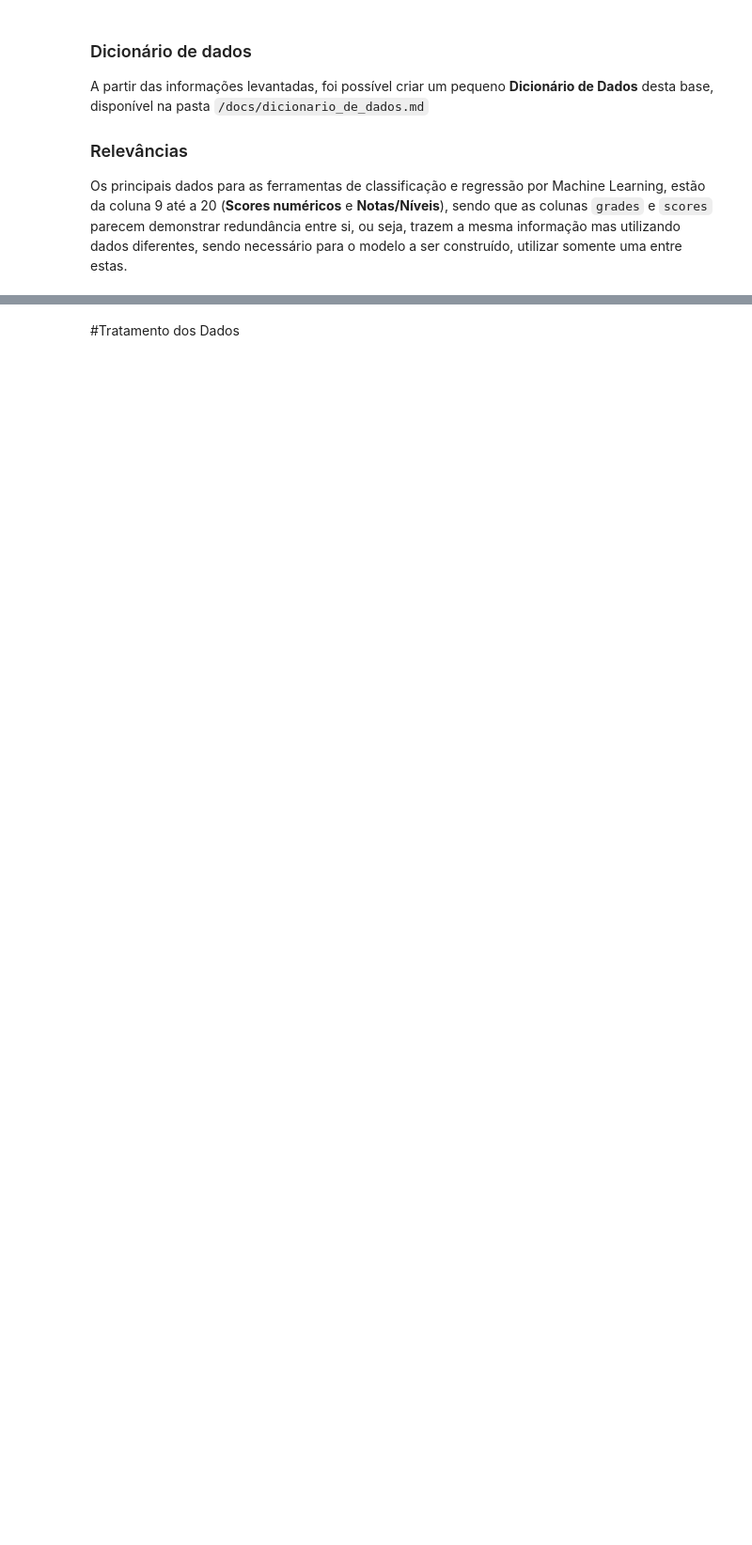
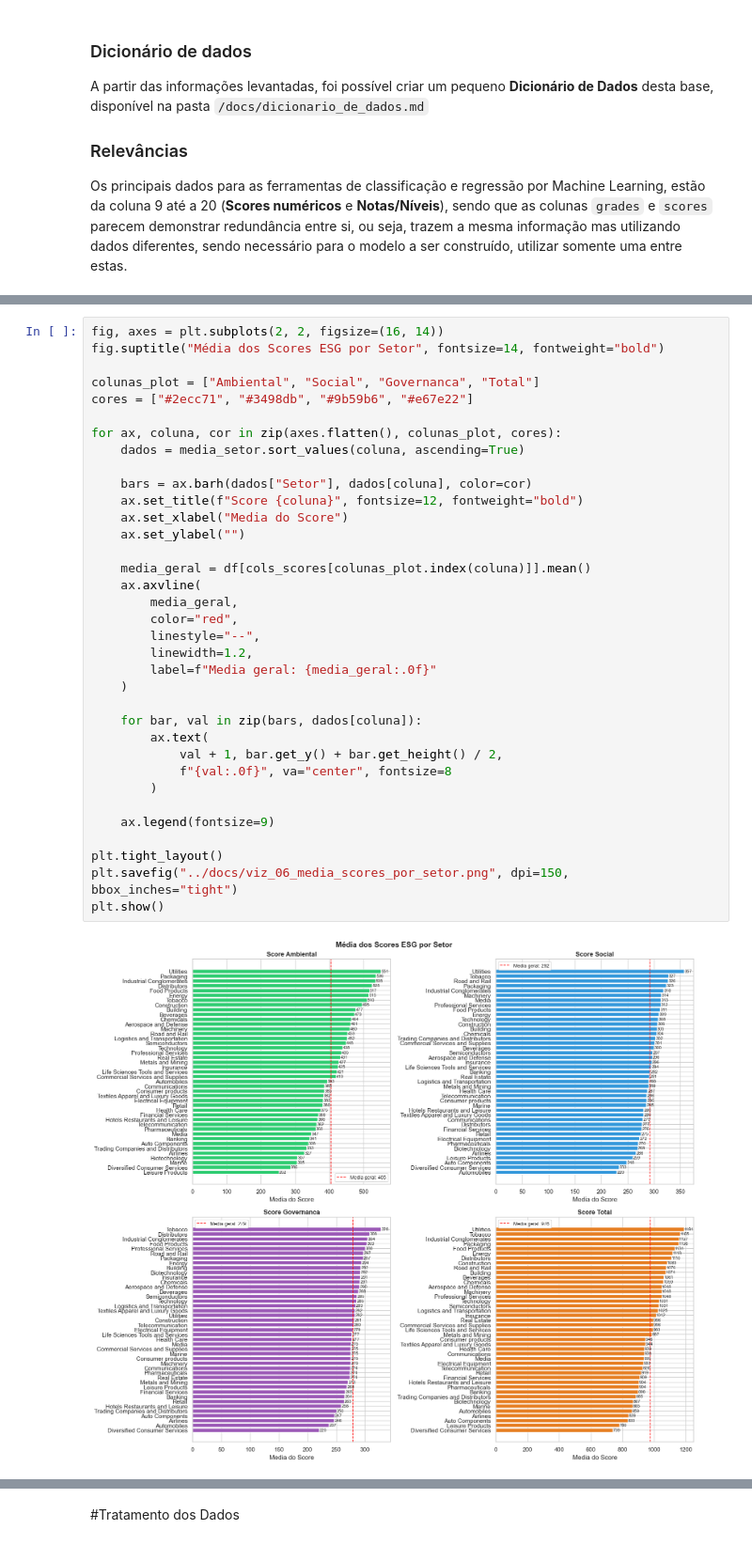
Before and after one commit to phelipecscosta/NorthData-Consulting-Classific-ESG-por-Machine-Learning, a Jupyter notebook: notebooks/01_eda_e_visualizacoes_analiticas.ipynb, the cells around one changed output, grey strips where cells are left out. Shown at 94% size. Cells and saved outputs as stored; diff of their text form; blank space fills up the shorter version.

```diff
--- a/notebooks/01_eda_e_visualizacoes_analiticas.ipynb
+++ b/notebooks/01_eda_e_visualizacoes_analiticas.ipynb
@@ -205,0 +742,37 @@ Todos os dados foram registrados dentro do mesmo ano, ***de abril a novembro de
+# %%
+fig, axes = plt.subplots(2, 2, figsize=(16, 14))
+fig.suptitle("Média dos Scores ESG por Setor", fontsize=14, fontweight="bold")
+
+colunas_plot = ["Ambiental", "Social", "Governanca", "Total"]
+cores = ["#2ecc71", "#3498db", "#9b59b6", "#e67e22"]
+
+for ax, coluna, cor in zip(axes.flatten(), colunas_plot, cores):
+    dados = media_setor.sort_values(coluna, ascending=True)
+
+    bars = ax.barh(dados["Setor"], dados[coluna], color=cor)
+    ax.set_title(f"Score {coluna}", fontsize=12, fontweight="bold")
+    ax.set_xlabel("Media do Score")
+    ax.set_ylabel("")
+
+    media_geral = df[cols_scores[colunas_plot.index(coluna)]].mean()
+    ax.axvline(
+        media_geral,
+        color="red",
+        linestyle="--",
+        linewidth=1.2,
+        label=f"Media geral: {media_geral:.0f}"
+    )
+
+    for bar, val in zip(bars, dados[coluna]):
+        ax.text(
+            val + 1, bar.get_y() + bar.get_height() / 2,
+            f"{val:.0f}", va="center", fontsize=8
+        )
+
+    ax.legend(fontsize=9)
+
+plt.tight_layout()
+plt.savefig("../docs/viz_06_media_scores_por_setor.png", dpi=150, bbox_inches="tight")
+plt.show()
+# %% [output]
+[figure, added]
```
Also changed, not shown: parts of 27 cells of this notebook, 7 other files.
